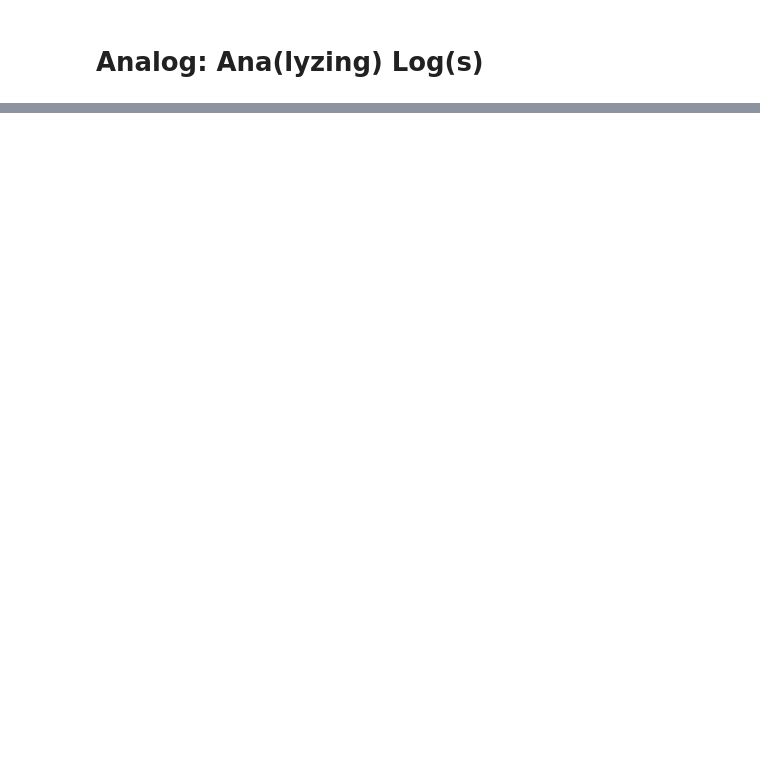
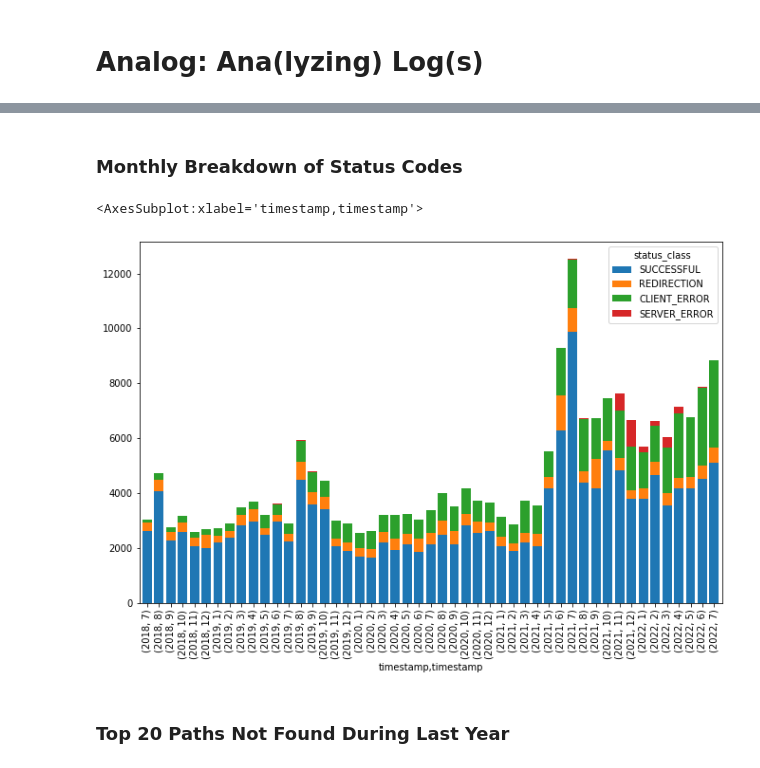
Before and after one commit to apparebit/analog, a Jupyter notebook: workbook.ipynb, the cells around one changed output, grey strips where cells are left out. Saved outputs shown, nothing was run; the diff lists cells and outputs as text; code cells hidden in the pictures; blank space fills up the shorter version.

```diff
--- a/workbook.ipynb
+++ b/workbook.ipynb
@@ -85,0 +147,23 @@ page views per month. So, let's calculate just that and then plot the result.
+# %% [markdown]
+### Monthly Breakdown of Status Codes
+# %%
+# FIXME Integrate with fluent API
+
+ts = df["timestamp"]
+status_codes = (
+    df
+    .groupby([ts.dt.year, ts.dt.month, "status_class"])
+    .size()
+    .unstack(fill_value=0)
+)
+
+# Grouping by year and month results in multi-index with full years.
+# Hence we need to chop off the empty months again.
+status_codes = status_codes[cover.start:cover.stop]
+
+status_codes.plot(kind='bar', stacked=True, width=0.8, figsize=(11,7))
+# %% [output]
+<AxesSubplot:xlabel='timestamp,timestamp'>
+[figure, added]
+# %% [markdown]
+### Top 20 Paths Not Found During Last Year
```
Also changed, not shown: parts of 13 cells of this notebook, 1 other file.
